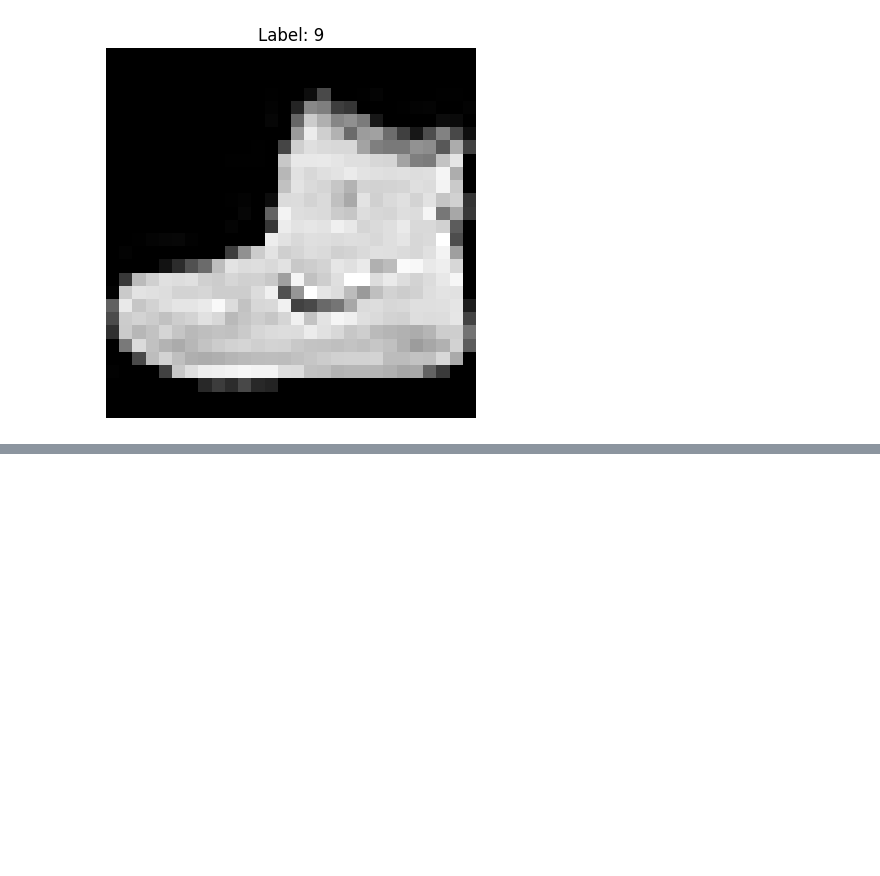
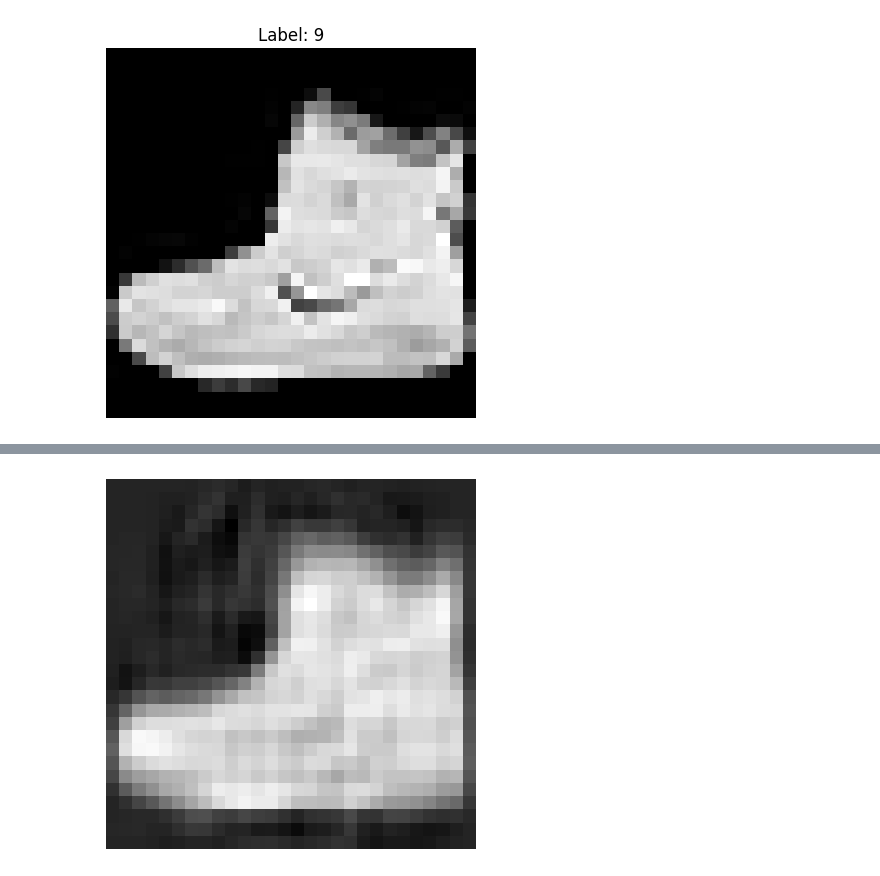
Before and after one commit to AmirHosseinFayyazi/fashion-mnist-dimensionality-reduction, a Jupyter notebook: dimensionality_reduction.ipynb, the cells around one changed output, grey strips where cells are left out. Saved outputs shown, nothing was run; the diff lists cells and outputs as text; code cells hidden in the pictures; blank space fills up the shorter version.

```diff
--- a/dimensionality_reduction.ipynb
+++ b/dimensionality_reduction.ipynb
@@ -38,0 +122,11 @@ class_names = [
+# %%
+reconstructed = (
+    X_pca[0, :82] @ pca.components_[:82]
+    + pca.mean_
+)
+reconstructed = reconstructed.reshape(28, 28)
+plt.imshow(reconstructed, cmap="gray")
+plt.axis("off")
+plt.show()
+# %% [output]
+[figure, added]
```
Also changed, not shown: parts of 17 cells of this notebook, 1 other file.
